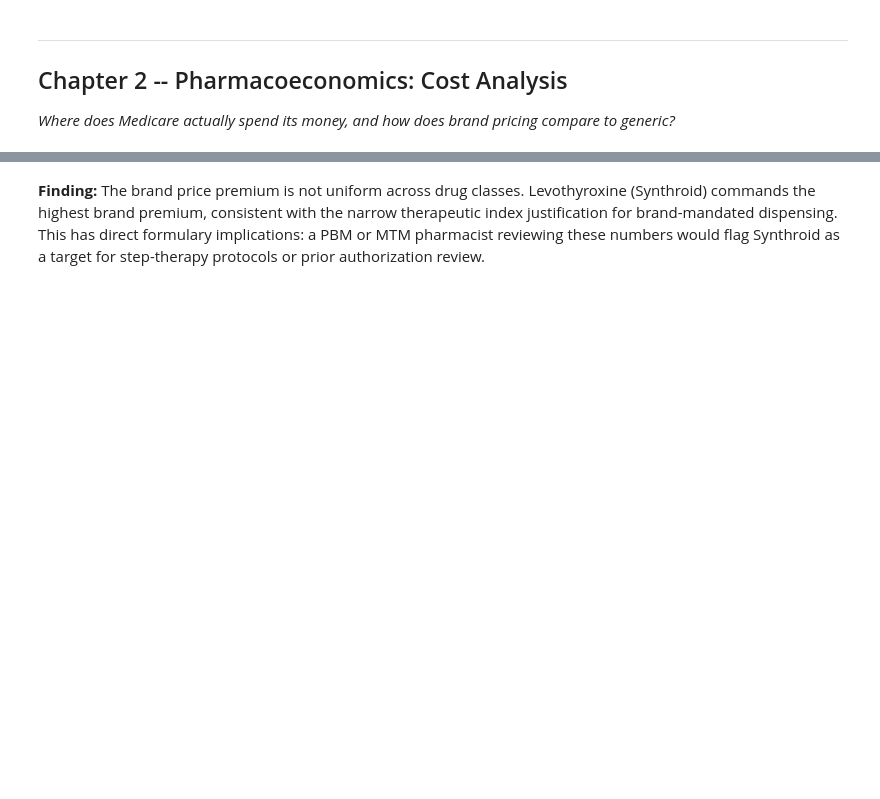
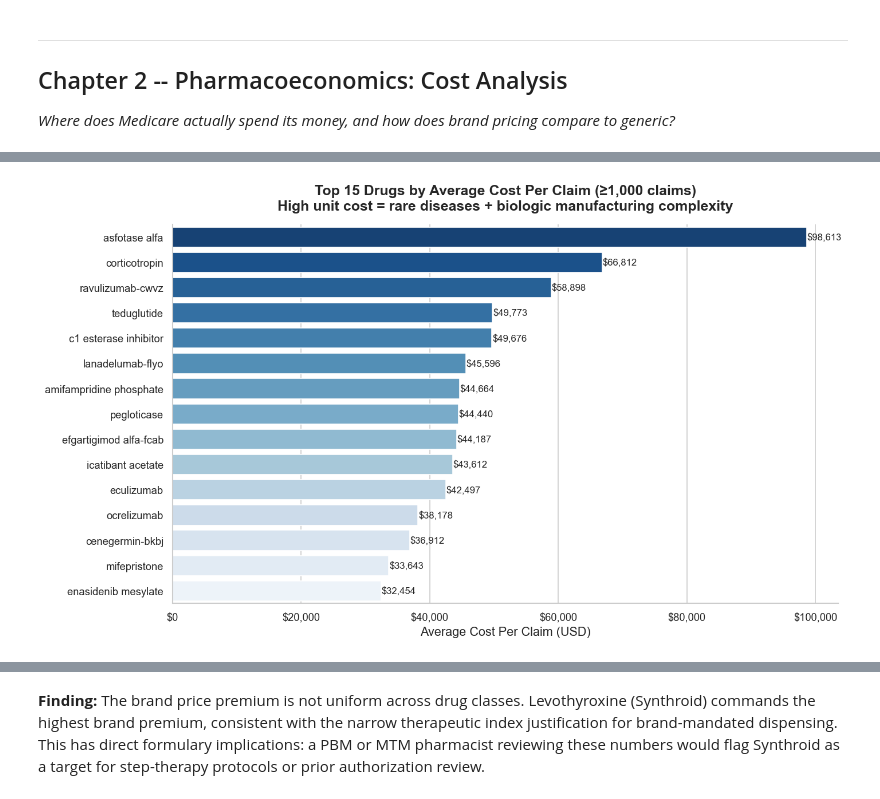
Before and after one commit to M-Nadeem-B/EDA_Medicare_part_D, a Jupyter notebook: EDA_Medicare_Improved.ipynb, the cells around one changed output, grey strips where cells are left out. Saved outputs shown, nothing was run; the diff lists cells and outputs as text; code cells hidden in the pictures; blank space fills up the shorter version.

```diff
--- a/EDA_Medicare_Improved.ipynb
+++ b/EDA_Medicare_Improved.ipynb
@@ -620,30 +661,33 @@ print(high_cost_low_vol)
 # %%
 # Cost-per-claim: the true unit price comparison
 top_costly_per_claim = (
     df.groupby('Gnrc_Name')
     .agg(Total_Claims=('Tot_Clms', 'sum'),
          Total_Cost=('Tot_Drug_Cst', 'sum'))
     .query('Total_Claims >= 1000')   # filter low-volume noise
     .assign(Cost_Per_Claim=lambda x: x['Total_Cost'] / x['Total_Claims'])
     .sort_values('Cost_Per_Claim', ascending=False)
     .head(15)
     .reset_index()
 )
 
 fig, ax = plt.subplots(figsize=(12, 7))
-bars = sns.barplot(data=top_costly_per_claim, x='Cost_Per_Claim', y='Gnrc_Name',
+bars = sns.barplot(data=top_costly_per_claim, x='Cost_Per_Claim', y='Gnrc_Name', hue='Gnrc_Name',
+                  legend=False,
                   palette=PALETTE, ax=ax)
 
 for bar, val in zip(ax.patches, top_costly_per_claim['Cost_Per_Claim']):
     ax.text(bar.get_width() + 50, bar.get_y() + bar.get_height()/2,
             f'${val:,.0f}', va='center', fontsize=10)
 
 ax.set_title('Top 15 Drugs by Average Cost Per Claim (≥1,000 claims)\nHigh unit cost = rare diseases + biologic manufacturing complexity', pad=15)
 ax.set_xlabel('Average Cost Per Claim (USD)')
 ax.set_ylabel('')
 ax.xaxis.set_major_formatter(mticker.FuncFormatter(lambda x, _: f'${x:,.0f}'))
 plt.tight_layout()
 plt.show()
+# %% [output]
+[figure, added]
 # %%
 # Brand vs Generic price premium for the top-10 volume drugs
 top10_names = top10_by_volume['Generic Name'].tolist()
```
Also changed, not shown: parts of 16 cells of this notebook.
